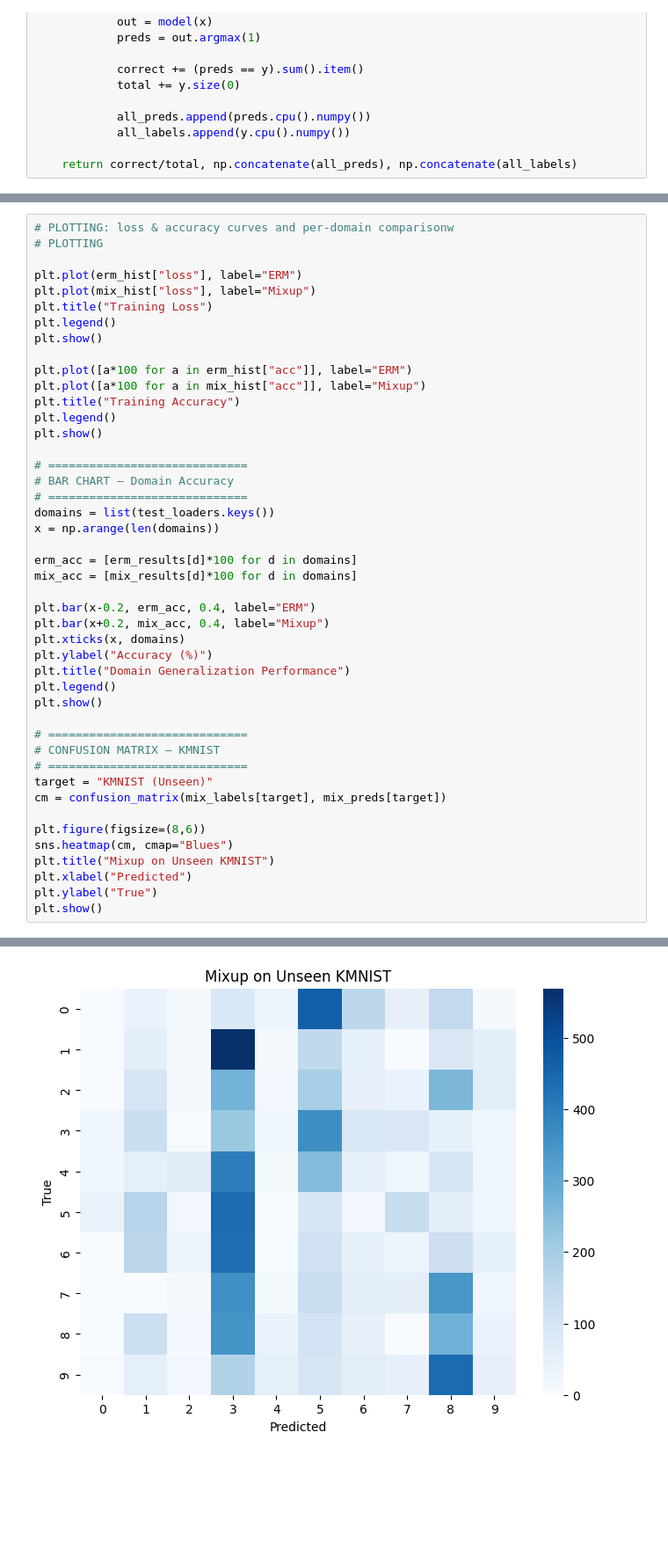
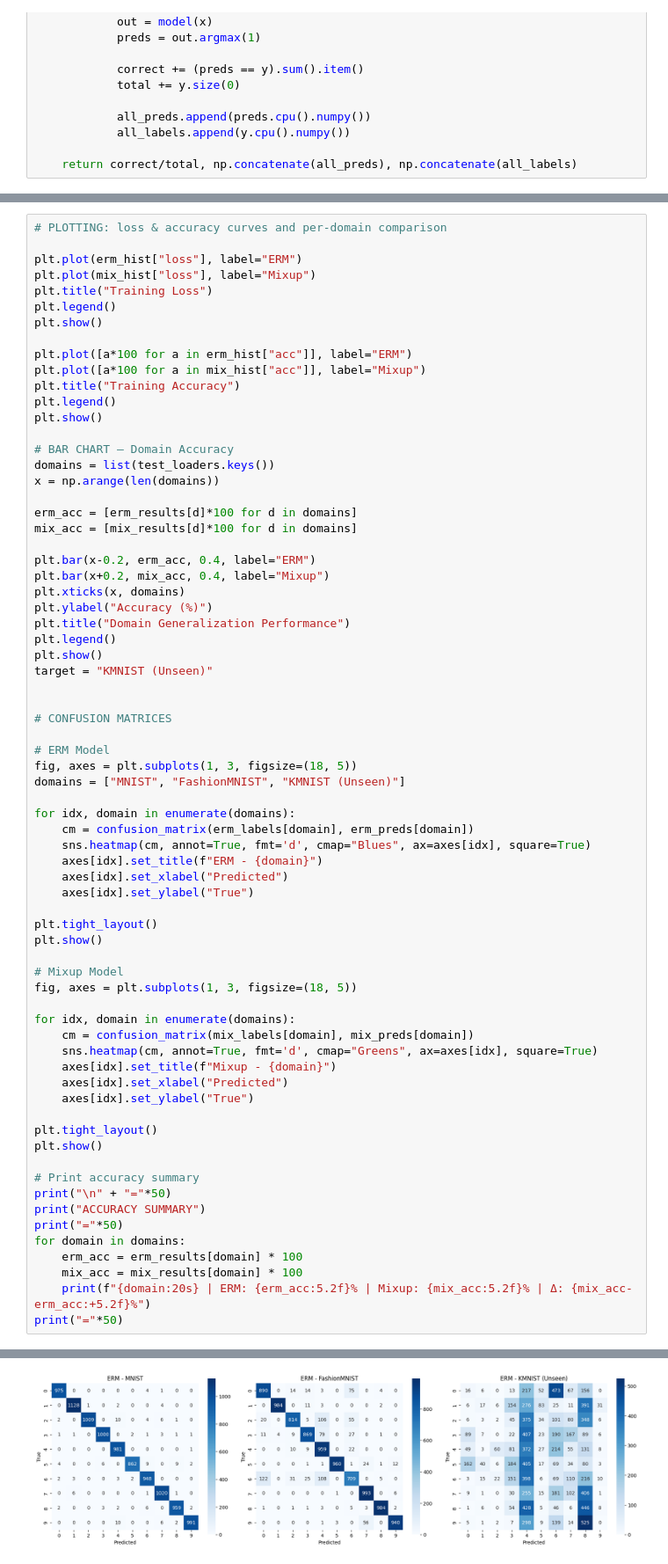
Before and after one commit to Phoenix23111/Advanced_AI_Assignment_020_021_RAI_1ST-_SEM_batch_FALL_2025, a Jupyter notebook: Advanced_AI_Assignment.ipynb, the cells around one changed output, grey strips where cells are left out. Shown at 88% size. Cells and saved outputs as stored; diff of their text form; blank space fills up the shorter version.

```diff
--- a/Advanced_AI_Assignment.ipynb
+++ b/Advanced_AI_Assignment.ipynb
@@ -199,6 +200,5 @@ KMNIST (Unseen) Accuracy = 8.27%
 # %%
-# PLOTTING: loss & accuracy curves and per-domain comparisonw
-# PLOTTING
+# PLOTTING: loss & accuracy curves and per-domain comparison
 
 plt.plot(erm_hist["loss"], label="ERM")
 plt.plot(mix_hist["loss"], label="Mixup")
@@ -206,43 +206,69 @@ plt.title("Training Loss")
 plt.legend()
 plt.show()
 
 plt.plot([a*100 for a in erm_hist["acc"]], label="ERM")
 plt.plot([a*100 for a in mix_hist["acc"]], label="Mixup")
 plt.title("Training Accuracy")
 plt.legend()
 plt.show()
 
-# =============================
 # BAR CHART — Domain Accuracy
-# =============================
 domains = list(test_loaders.keys())
 x = np.arange(len(domains))
 
 erm_acc = [erm_results[d]*100 for d in domains]
 mix_acc = [mix_results[d]*100 for d in domains]
 
 plt.bar(x-0.2, erm_acc, 0.4, label="ERM")
 plt.bar(x+0.2, mix_acc, 0.4, label="Mixup")
 plt.xticks(x, domains)
 plt.ylabel("Accuracy (%)")
 plt.title("Domain Generalization Performance")
 plt.legend()
 plt.show()
+target = "KMNIST (Unseen)"
 
-# =============================
-# CONFUSION MATRIX — KMNIST
-# =============================
-target = "KMNIST (Unseen)"
-cm = confusion_matrix(mix_labels[target], mix_preds[target])
 
-plt.figure(figsize=(8,6))
-sns.heatmap(cm, cmap="Blues")
-plt.title("Mixup on Unseen KMNIST")
-plt.xlabel("Predicted")
-plt.ylabel("True")
+# CONFUSION MATRICES
+
+# ERM Model
+fig, axes = plt.subplots(1, 3, figsize=(18, 5))
+domains = ["MNIST", "FashionMNIST", "KMNIST (Unseen)"]
+
+for idx, domain in enumerate(domains):
+    cm = confusion_matrix(erm_labels[domain], erm_preds[domain])
+    sns.heatmap(cm, annot=True, fmt='d', cmap="Blues", ax=axes[idx], square=True)
+    axes[idx].set_title(f"ERM - {domain}")
+    axes[idx].set_xlabel("Predicted")
+    axes[idx].set_ylabel("True")
+
+plt.tight_layout()
 plt.show()
+
+# Mixup Model
+fig, axes = plt.subplots(1, 3, figsize=(18, 5))
+
+for idx, domain in enumerate(domains):
+    cm = confusion_matrix(mix_labels[domain], mix_preds[domain])
+    sns.heatmap(cm, annot=True, fmt='d', cmap="Greens", ax=axes[idx], square=True)
+    axes[idx].set_title(f"Mixup - {domain}")
+    axes[idx].set_xlabel("Predicted")
+    axes[idx].set_ylabel("True")
+
+plt.tight_layout()
+plt.show()
+
+# Print accuracy summary
+print("\n" + "="*50)
+print("ACCURACY SUMMARY")
+print("="*50)
+for domain in domains:
+    erm_acc = erm_results[domain] * 100
+    mix_acc = mix_results[domain] * 100
+    print(f"{domain:20s} | ERM: {erm_acc:5.2f}% | Mixup: {mix_acc:5.2f}% | Δ: {mix_acc-erm_acc:+5.2f}%")
+print("="*50)
 # %% [output]
 [figure]
 [figure]
 [figure]
-[figure, old version]
+[figure, new version]
```
Also changed, not shown: parts of 3 cells of this notebook.
